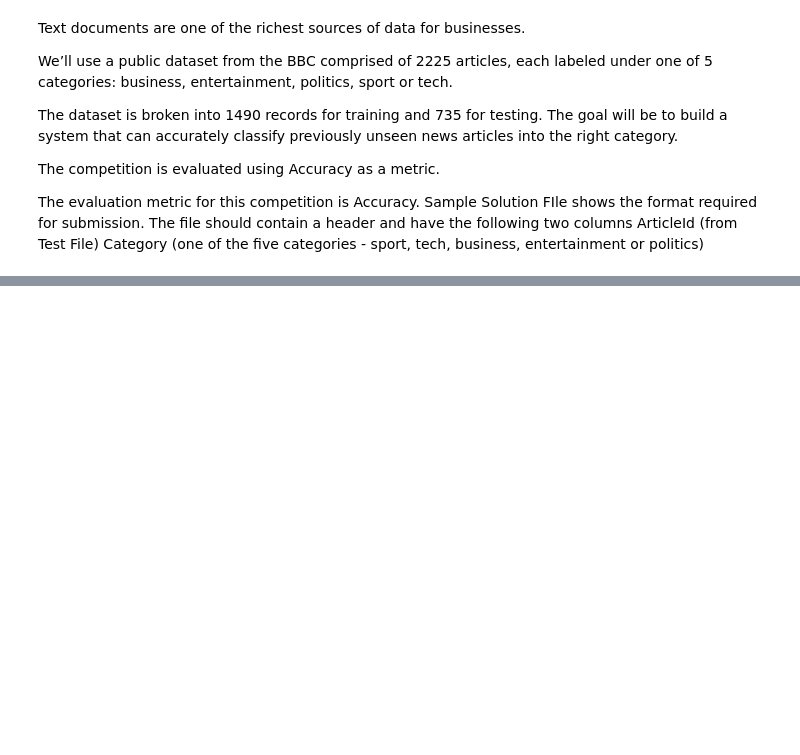
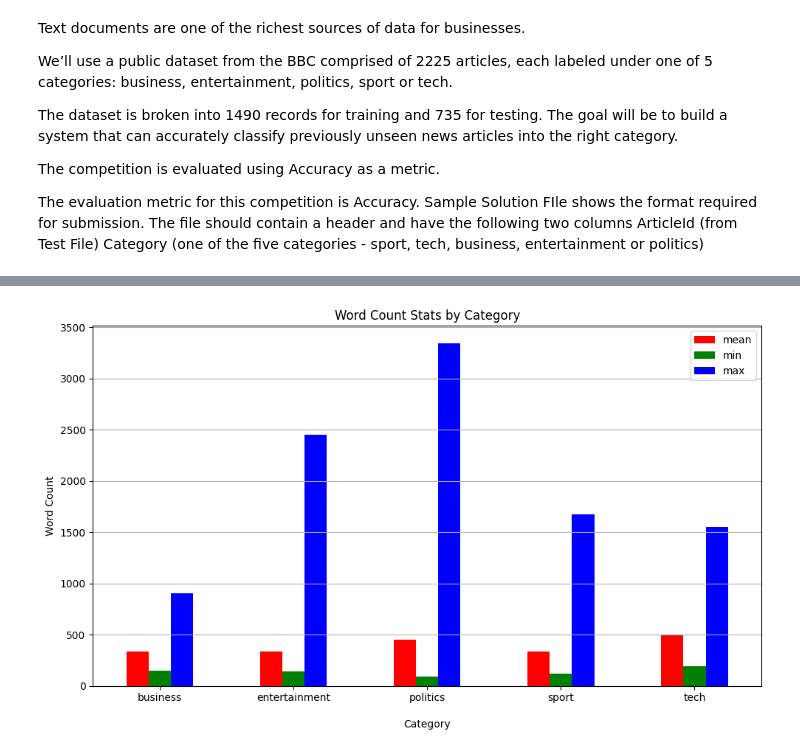
Before and after one commit to GHeart01/BCC_News_Classification, a Jupyter notebook: BBC_News_Classification_Project.ipynb, the cells around one changed output, grey strips where cells are left out. Saved outputs shown, nothing was run; the diff lists cells and outputs as text; code cells hidden in the pictures; blank space fills up the shorter version.

```diff
--- a/BBC_News_Classification_Project.ipynb
+++ b/BBC_News_Classification_Project.ipynb
@@ -40,0 +149,15 @@ The evaluation metric for this competition is Accuracy. Sample Solution FIle sho
+# %%
+data_train["word_count"] = data_train["Text"].apply(lambda x: len(str(x).split()))
+
+stats_train = data_train.groupby('Category')['word_count'].agg(['mean', 'min', 'max'])
+
+stats_train.plot(kind='bar', figsize=(10, 6), color = {"red","blue","green"})
+plt.title("Word Count Stats by Category")
+plt.ylabel("Word Count")
+plt.xlabel("\nCategory")
+plt.xticks(rotation=0)
+plt.grid(axis='y')
+plt.tight_layout()
+plt.show()
+# %% [output]
+[figure, added]
```
Also changed, not shown: parts of 34 cells of this notebook.
